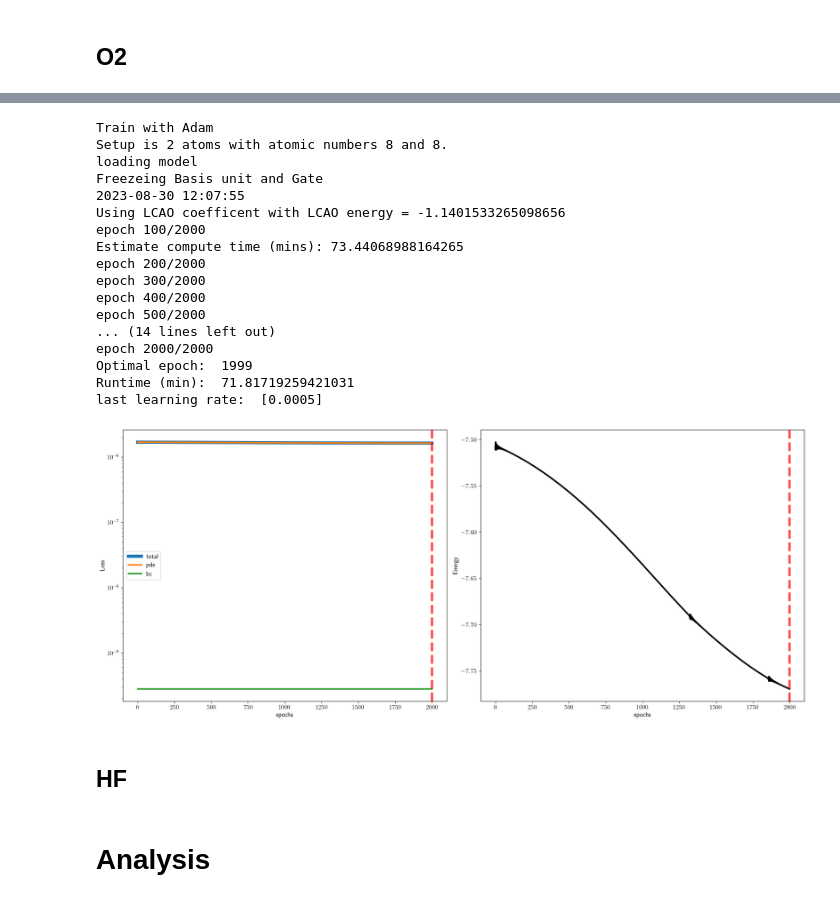
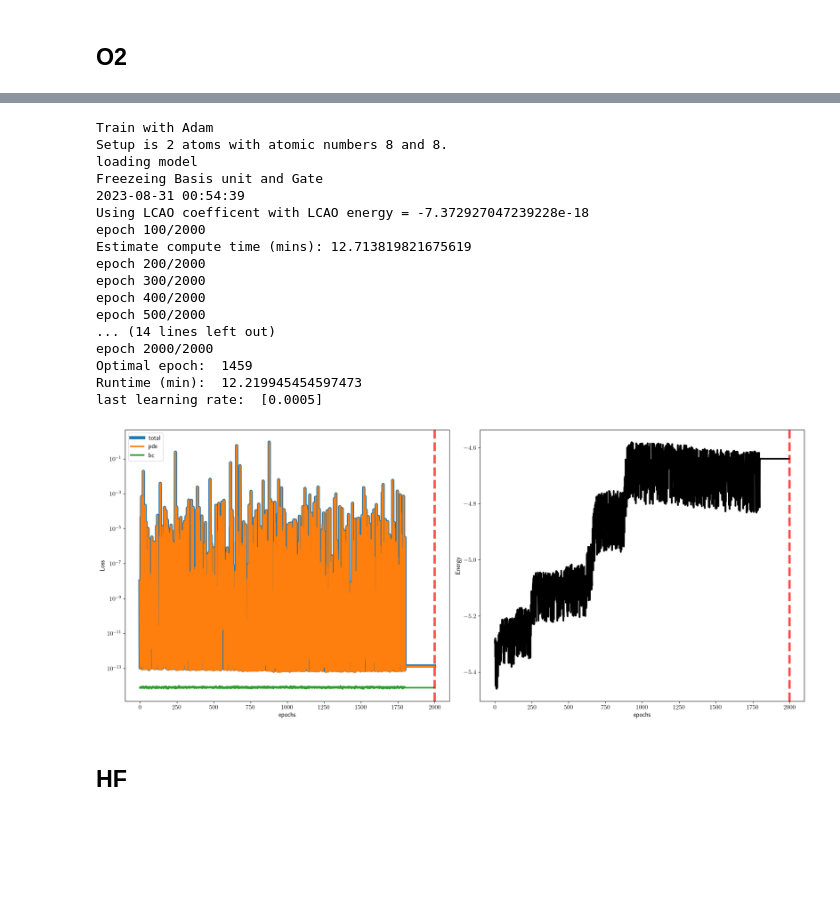
Before and after one commit to eh18445/MSc-Project, a Jupyter notebook: 2_atoms_notebook.ipynb, the cells around one changed output, grey strips where cells are left out. Saved outputs shown, nothing was run; the diff lists cells and outputs as text; code cells hidden in the pictures; blank space fills up the shorter version.

Commit message:
more graphs again

```diff
--- a/2_atoms_notebook.ipynb
+++ b/2_atoms_notebook.ipynb
@@ -644,7 +644,7 @@ class NN_atom(nn.Module):
 
     def LossFunctions(self,x,y,z,R,params,bIndex1,bIndex2,c):
         lam_bc, lam_pde = 1 , 1    #lam_tr = 1e-9
-        psi, E, orbArray = self.parametricPsi(x,y,z,R,c)
+        psi, E = self.parametricPsi(x,y,z,R,c)
         #--# PDE
         psi = psi.real
         psi = psi.to(torch.float64)
@@ -702,7 +702,7 @@ def train(params,loadWeights=False,freezeUnits=False,optimiser='Adam'):
     n_points = params['n_train'] # the training batch size
 
     #Sample Inputs
-    x,y,z,R = sampling(params,n_points,linearSampling=True)
+    x,y,z,R = sampling(params,n_points,linearSampling=False)
 
     #r1,r2 = radial(x, y, z,R, params)
     #bIndex1 = torch.where(r1 >= params['BCcutoff'])
@@ -730,7 +730,7 @@ def train(params,loadWeights=False,freezeUnits=False,optimiser='Adam'):
             c = c.detach()
 
         if tt % params['sc_sampling'] == 0 and tt < 0.9*epochs:
-            x,y,z,R = sampling(params, n_points, linearSampling=True)
+            x,y,z,R = sampling(params, n_points, linearSampling=False)
             r1,r2 = radial(x,y,z,R,params)
             bIndex1 = torch.where(r1 >= params['BCcutoff'])
             bIndex2 = torch.where(r2 >= params['BCcutoff'])
@@ -867,21 +838,21 @@ params = set_params()
 
 params['epochs'] = int(5e3)
 nEpoch1 = params['epochs']
-params['n_train'] = 10000
+params['n_train'] = 100
 params['lr'] = 8e-3
 params['Z1'] = 8
 params['Z2'] = 8
 params['num_orbitals'] = num_orbitals(params['Z1']) + num_orbitals(params['Z2']) -2
-params['c_i'] = 3
+params['c_i'] = 5
 
-params['lossPath'] = "data/loss_O2.pkl"
-params['EnergyPath'] = "data/energy_O2.pkl"
-params['saveModelPath'] = "models/atoms_O2.pt"
-params['loadModelPath'] = "models/atoms_O2.pt"
-params['EnrR_path'] = "data/energy_R_O2.pkl"
+params['lossPath'] = "data/loss_O2_2.pkl"
+params['EnergyPath'] = "data/energy_O2_2.pkl"
+params['saveModelPath'] = "models/atoms_O2_2.pt"
+params['loadModelPath'] = "models/atoms_O2_2.pt"
+params['EnrR_path'] = "data/energy_R_O2_2.pkl"
 # %%
 #### ----- Training: Single model ------------
-train(params,loadWeights=False)
+c = train(params,loadWeights=False)
 
 plotLoss(params,saveFig=False)
 
@@ -910,42 +881,42 @@ last learning rate:  [0.008]
 # %%
 #### ----- Fine Tuning ----------
 
 # params=set_params()
-params['loadModelPath'] = "models/atoms_O2.pt"
-params['lossPath'] = "data/loss_O2_fineTune.pkl"
-params['EnergyPath'] = "data/energy_O2_fineTune.pkl" ;
-params['saveModelPath'] ="models/O2_fineTune.pt"
+params['loadModelPath'] = "models/atoms_O2_2.pt"
+params['lossPath'] = "data/loss_O2_fineTune_2.pkl"
+params['EnergyPath'] = "data/energy_O2_fineTune_2.pkl" ;
+params['saveModelPath'] ="models/O2_fineTune_2.pt"
 
 # params['sc_step'] = 10000; params['sc_decay']=.7
 params['sc_sampling'] = 1
 
 params['epochs'] = int(2e3)
 nEpoch2 = params['epochs']
-params['n_train'] = 10000
+params['n_train'] = 100
 params['lr'] = 5e-4;
 
-train(params, loadWeights=True, freezeUnits=True);
+_ = train(params, loadWeights=True, freezeUnits=True);
 
 plotLoss(params, saveFig=False)
 # %% [output]
 Train with Adam
 Setup is 2 atoms with atomic numbers 8 and 8.
 loading model
 Freezeing Basis unit and Gate
-2023-08-30 12:07:55
-Using LCAO coefficent with LCAO energy = -1.1401533265098656
+2023-08-31 00:54:39
+Using LCAO coefficent with LCAO energy = -7.372927047239228e-18
 epoch 100/2000
-Estimate compute time (mins): 73.44068988164265
+Estimate compute time (mins): 12.713819821675619
 epoch 200/2000
 epoch 300/2000
 epoch 400/2000
 epoch 500/2000
 ... (14 lines left out)
 epoch 2000/2000
-Optimal epoch:  1999
-Runtime (min):  71.81719259421031
+Optimal epoch:  1459
+Runtime (min):  12.219945454597473
 last learning rate:  [0.0005]
-[figure, old version]
+[figure, new version]
 # %% [markdown]
 ## HF
 # %%
@@ -993,5 +964,3 @@ params['lr'] = 5e-4;
 train(params, loadWeights=True, freezeUnits=True);
 
 plotLoss(params, saveFig=False)
-# %% [markdown]
-# Analysis
```
Also changed, not shown: parts of 37 cells of this notebook, 7 other files.
